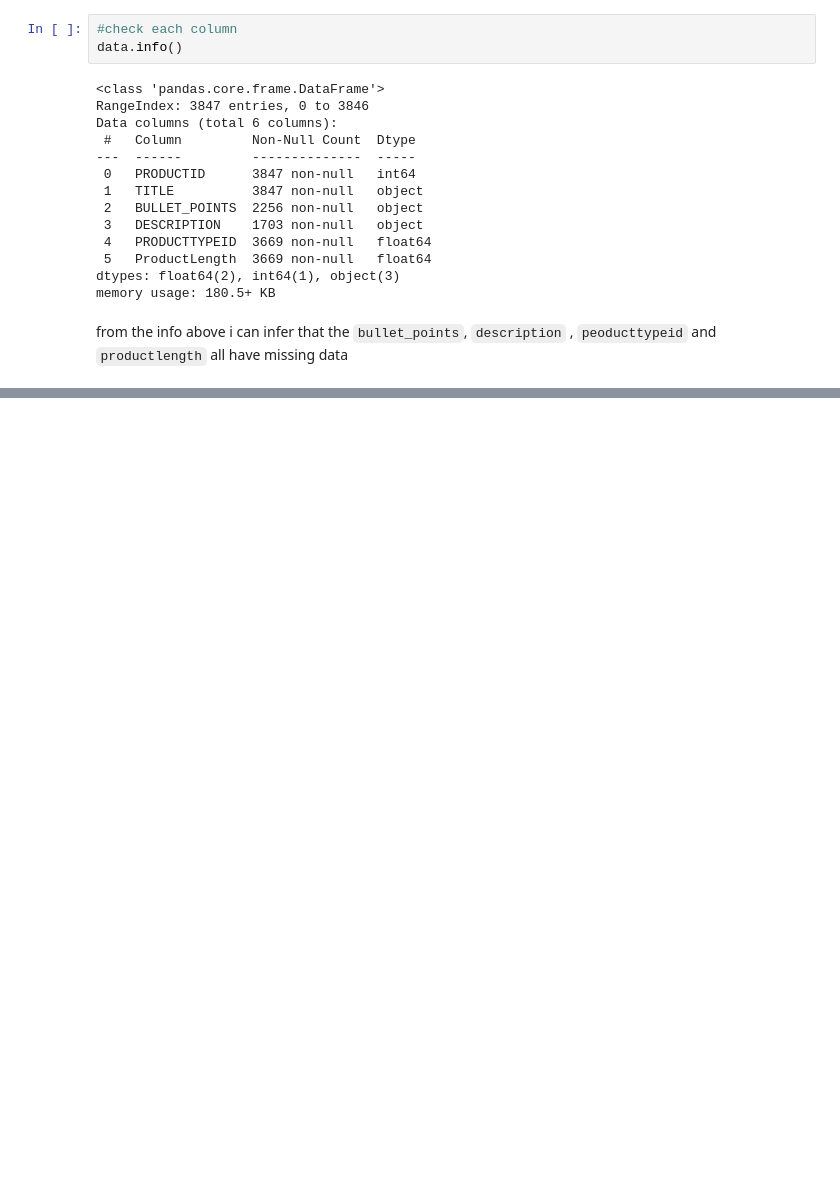
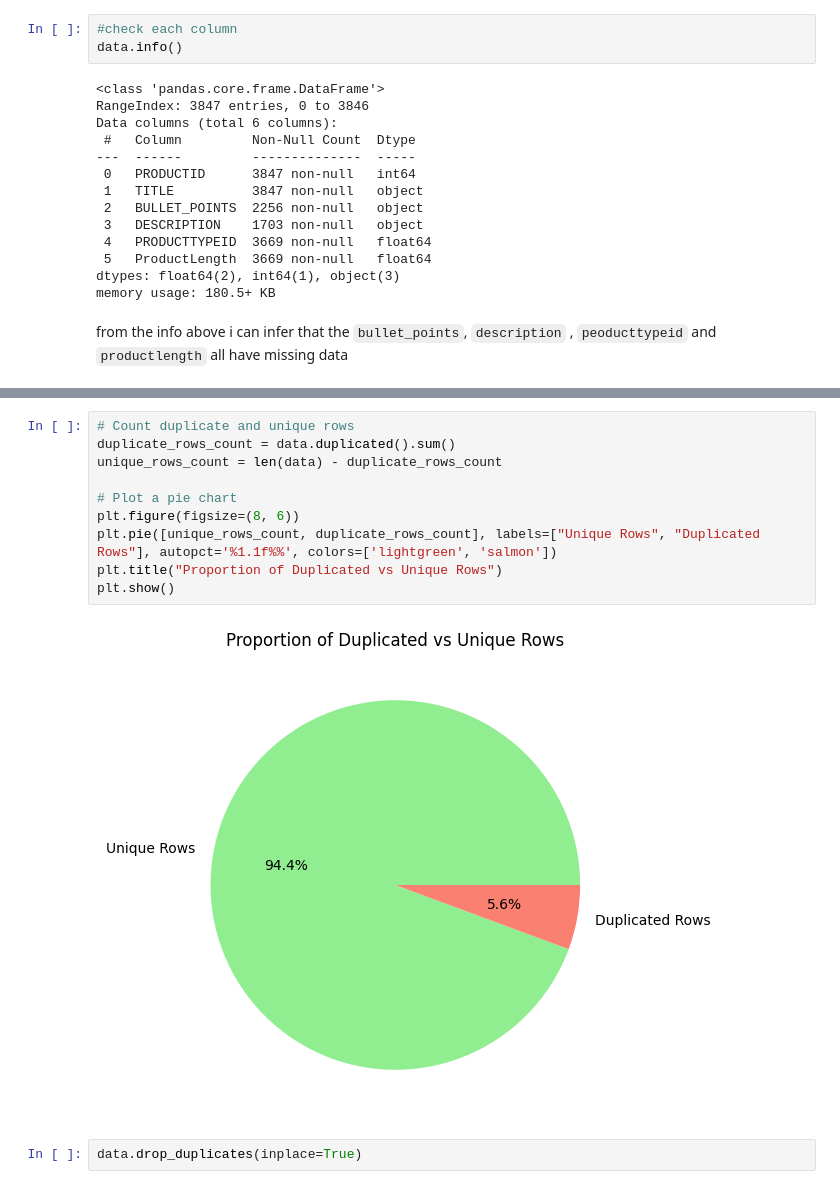
Before and after one commit to i-am-christy/HNG_task_1, a Jupyter notebook: task_1.ipynb, the cells around one changed output, grey strips where cells are left out. Saved outputs shown, nothing was run; the diff lists cells and outputs as text; blank space fills up the shorter version.

```diff
--- a/task_1.ipynb
+++ b/task_1.ipynb
@@ -87,3 +100,17 @@ data.drop_duplicates(inplace=True)
+# %%
+# Count duplicate and unique rows
+duplicate_rows_count = data.duplicated().sum()
+unique_rows_count = len(data) - duplicate_rows_count
+
+# Plot a pie chart
+plt.figure(figsize=(8, 6))
+plt.pie([unique_rows_count, duplicate_rows_count], labels=["Unique Rows", "Duplicated Rows"], autopct='%1.1f%%', colors=['lightgreen', 'salmon'])
+plt.title("Proportion of Duplicated vs Unique Rows")
+plt.show()
+# %% [output]
+[figure, added]
+# %%
+data.drop_duplicates(inplace=True)
 # %%
 #rename the coulmns
 data.rename(columns={"PRODUCTID":"PRODUCT_ID", "PRODUCTTYPEID":"PRODUCT_TYPE_ID", "ProductLength":"PRODUCT_LENGTH"}, inplace=True)
```
Also changed, not shown: parts of 25 cells of this notebook, 11 other files.
